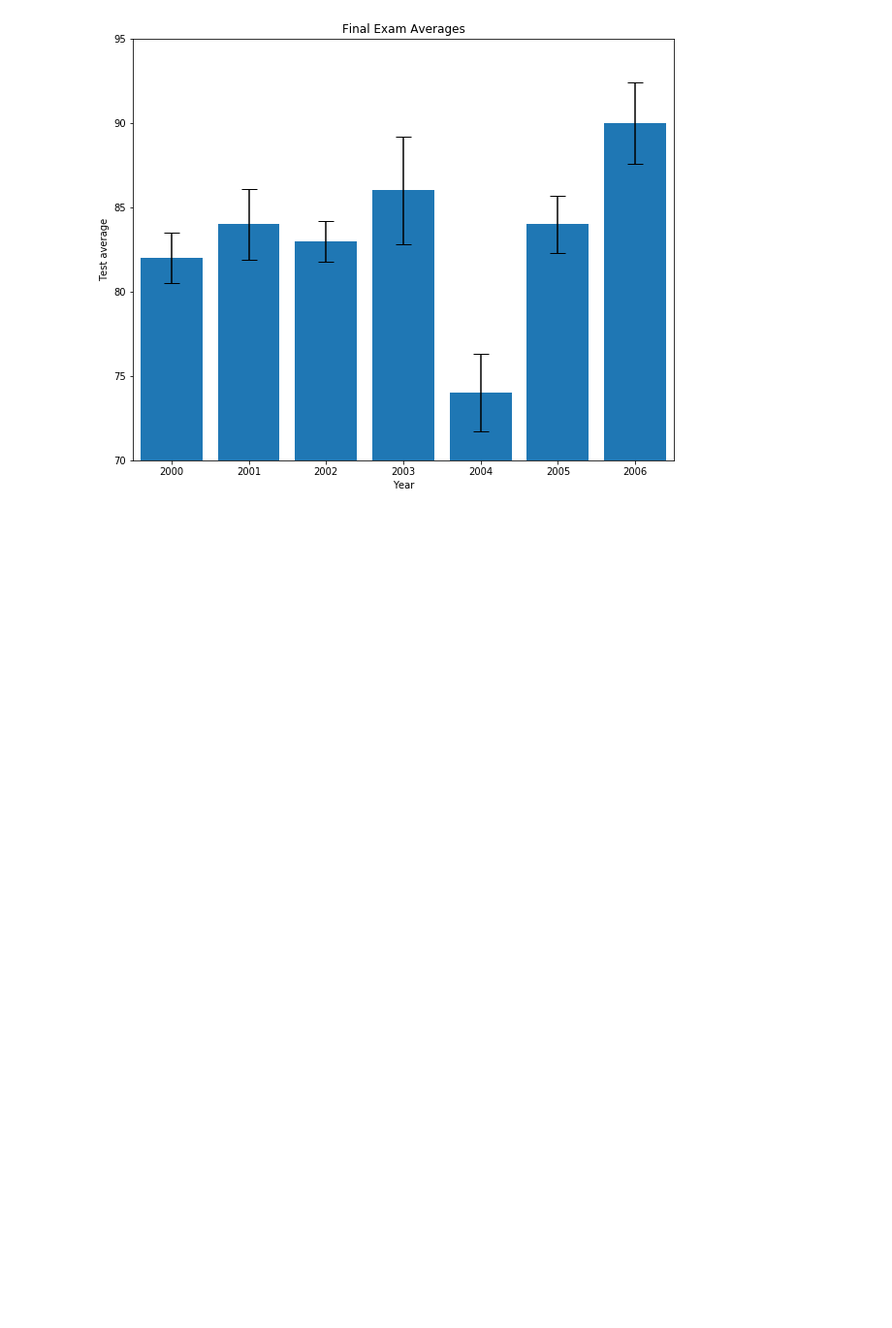
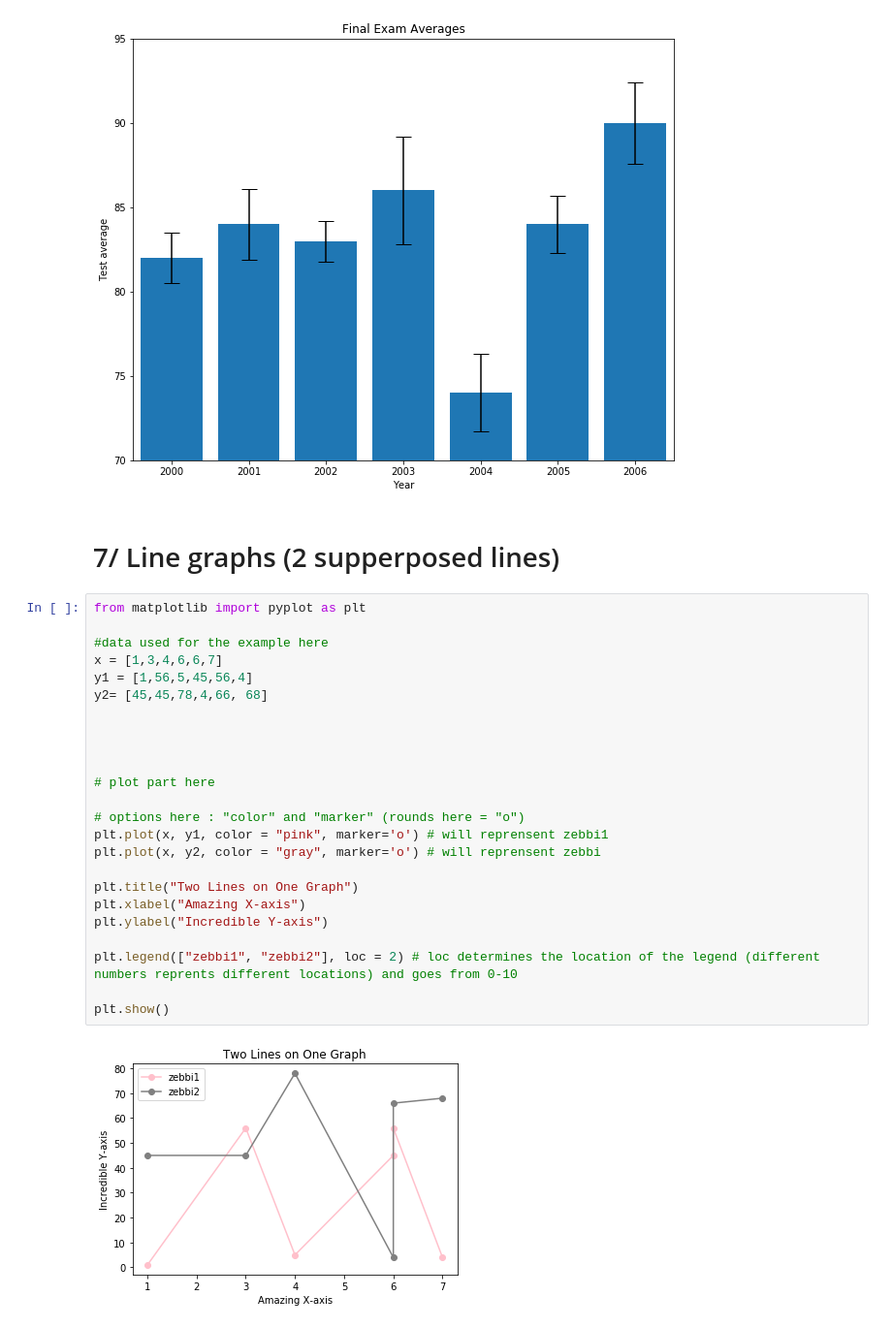
Before and after one commit to santinon/big_data, a Jupyter notebook: Matplotlib .ipynb, the cells around one changed output. Shown at 97% size. Drawn from its saved outputs; the diff is of its cells as text; blank space fills up the shorter version.

Commit message:
data visualization

```diff
--- a/Matplotlib .ipynb
+++ b/Matplotlib .ipynb
@@ -238,3 +243,32 @@ plt.savefig('my_bar_chart.png')
 plt.show()
 # %% [output]
 [figure]
+# %% [markdown]
+
+# 7/ Line graphs (2 supperposed lines)
+# %%
+from matplotlib import pyplot as plt
+
+#data used for the example here
+x = [1,3,4,6,6,7]
+y1 = [1,56,5,45,56,4]
+y2= [45,45,78,4,66, 68]
+
+
+
+
+# plot part here
+
+# options here : "color" and "marker" (rounds here = "o")
+plt.plot(x, y1, color = "pink", marker='o') # will reprensent zebbi1
+plt.plot(x, y2, color = "gray", marker='o') # will reprensent zebbi
+
+plt.title("Two Lines on One Graph")
+plt.xlabel("Amazing X-axis")
+plt.ylabel("Incredible Y-axis")
+
+plt.legend(["zebbi1", "zebbi2"], loc = 2) # loc determines the location of the legend (different numbers reprents different locations) and goes from 0-10
+
+plt.show()
+# %% [output]
+[figure, added]
```
Also changed, not shown: parts of 5 cells of this notebook.
